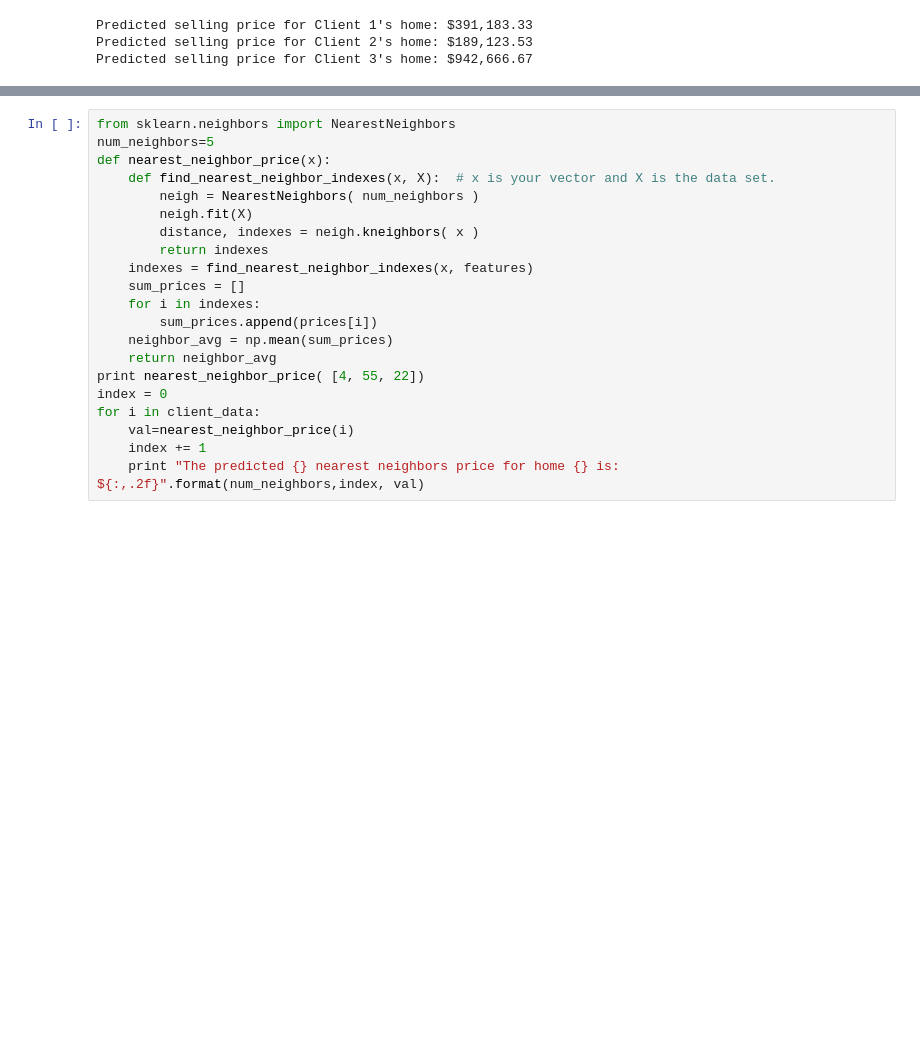
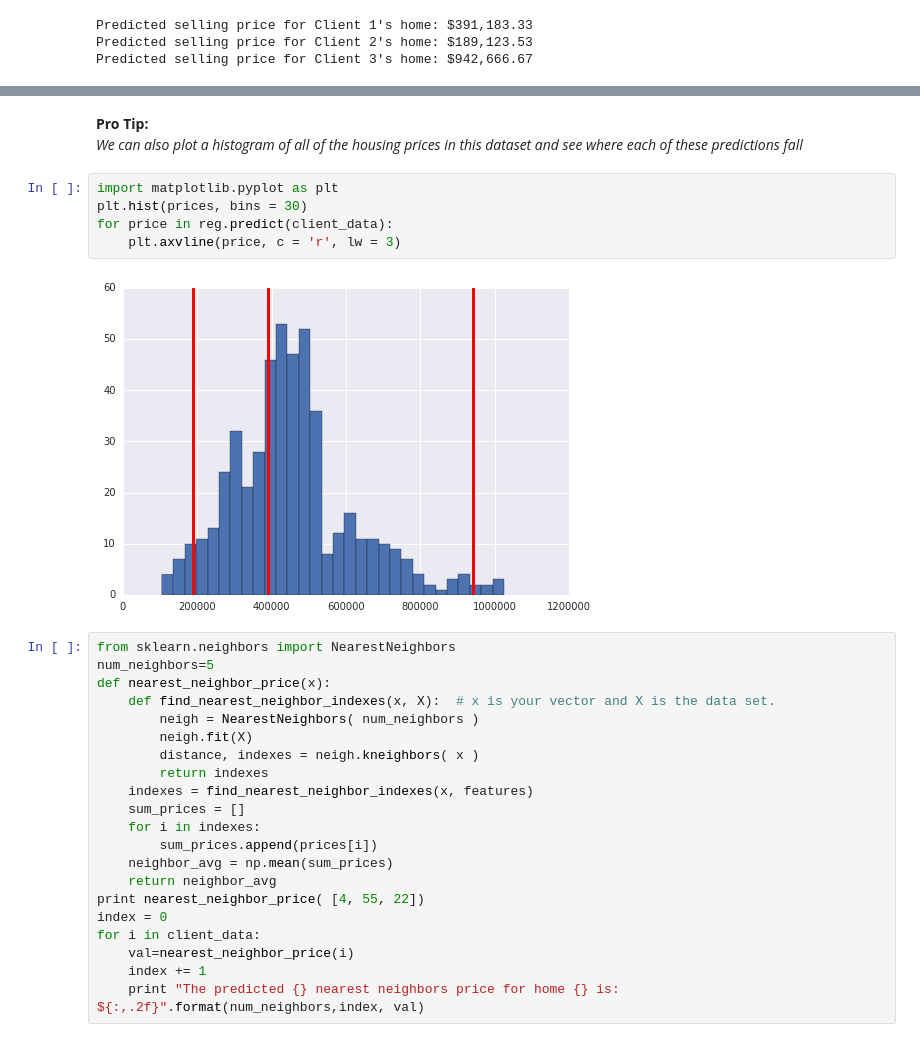
Before and after one commit to svkapustin/machine-learning, a Jupyter notebook: projects/boston_housing/boston_housing.ipynb, the cells around one changed output, grey strips where cells are left out. Saved outputs shown, nothing was run; the diff lists cells and outputs as text; blank space fills up the shorter version.

```diff
--- a/projects/boston_housing/boston_housing.ipynb
+++ b/projects/boston_housing/boston_housing.ipynb
@@ -390,3 +514,12 @@ I'd note that while this may seem like a silly exercise, this is a very useful t
+# %% [markdown]
+<b>Pro Tip:</b><br><i>We can also plot a histogram of all of the housing prices in this dataset and see where each of these predictions fall
+# %%
+import matplotlib.pyplot as plt
+plt.hist(prices, bins = 30)
+for price in reg.predict(client_data):
+    plt.axvline(price, c = 'r', lw = 3)
+# %% [output]
+[figure, added]
 # %%
 from sklearn.neighbors import NearestNeighbors
 num_neighbors=5
```
Also changed, not shown: parts of 19 cells of this notebook, 3 other files.
